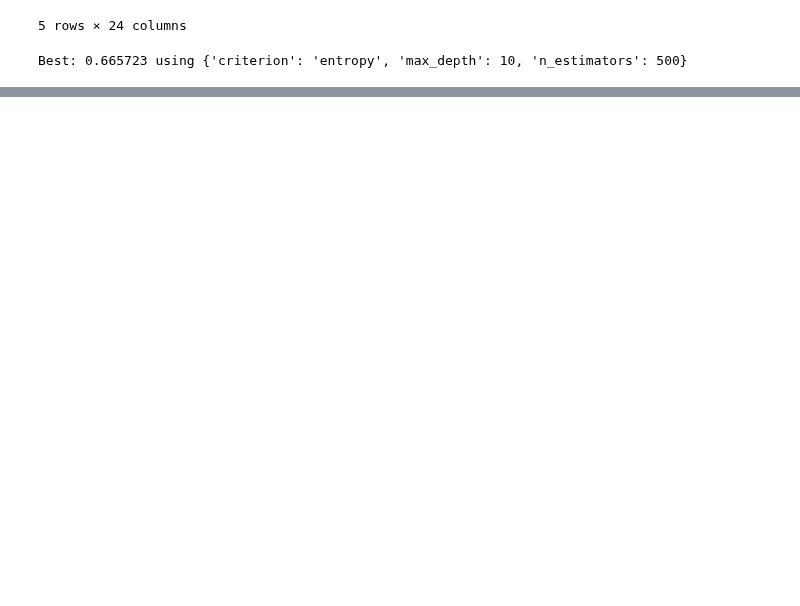
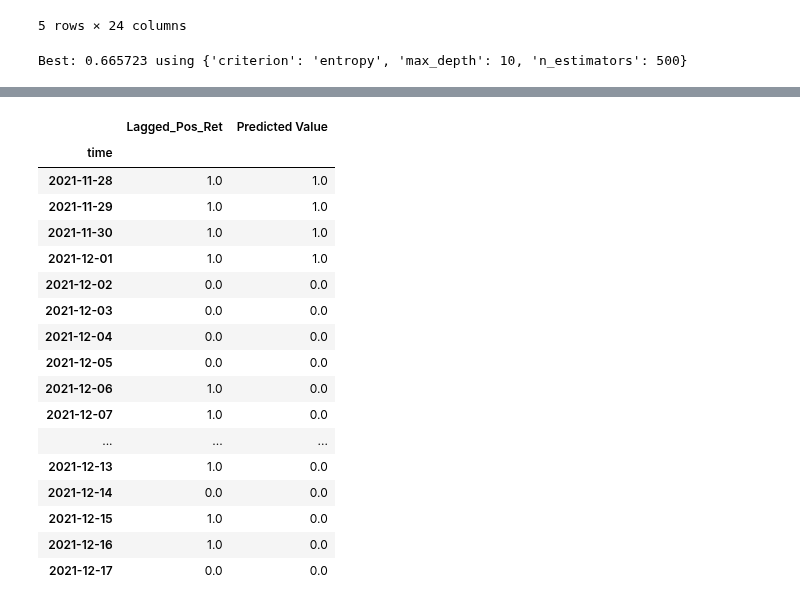
Before and after one commit to dbogatic/crypto-analysis, a Jupyter notebook: eth_price_direction.ipynb, the cells around one changed output, grey strips where cells are left out. Cells and saved outputs as stored; diff of their text form; code cells hidden in the pictures; blank space fills up the shorter version.

Commit message:
added ETH lagged y predictions

```diff
--- a/eth_price_direction.ipynb
+++ b/eth_price_direction.ipynb
@@ -350,0 +375,34 @@ importances_plot = importances_sorted.plot(kind='barh', color='lightgreen', titl
+# %%
+# Define timeframe for testing data
+X_test = X['2021':]
+y_test = y['2021':]
+# %%
+# Create the StandardScaler instance
+scaler = StandardScaler()
+# Fit the Standard Scaler with the training data
+X_scaler = scaler.fit(X_train)
+# Scale the training data
+X_train_scaled = X_scaler.transform(X_train)
+X_test_scaled = X_scaler.transform(X_test)
+# %%
+# Define the model using optimized settings (also use if you want to run without optimizer above)
+from sklearn.ensemble import RandomForestClassifier
+
+model = RandomForestClassifier(n_jobs=-1)
+model = RandomForestClassifier(criterion='entropy', max_depth=10, n_estimators=500, n_jobs=-1)
+# %%
+# Fit the model
+model = model.fit(X_train_scaled, y_train)
+# Making predictions using the testing data
+predictions = model.predict(X_test_scaled)
+# Calculating the confusion matrix
+cm = confusion_matrix(y_test, predictions)
+cm_df = pd.DataFrame(cm, index=["Actual 0", "Actual 1"], columns=["Predicted 0", "Predicted 1"])
+# Calculating the accuracy score
+acc_score = accuracy_score(y_test, predictions)
+# Displaying results
+print("Confusion Matrix")
+display(cm_df)
+print(f"Accuracy Score : {acc_score}")
+print("Classification Report")
+print(classification_report(y_test, predictions))
@@ -350,0 +424,24 @@ importances_plot = importances_sorted.plot(kind='barh', color='lightgreen', titl
+# %%
+# Assemble actual y data (Y_test) with predicted y data (from just above) into two columns in a dataframe
+Results = y_test.to_frame()
+Results["Predicted Value"] = predictions
+Results[-20:]
+# %% [output]
+|  | Lagged_Pos_Ret | Predicted Value |
+| time |  |  |
+| 2021-11-28 | 1.0 | 1.0 |
+| 2021-11-29 | 1.0 | 1.0 |
+| 2021-11-30 | 1.0 | 1.0 |
+| 2021-12-01 | 1.0 | 1.0 |
+| 2021-12-02 | 0.0 | 0.0 |
+| 2021-12-03 | 0.0 | 0.0 |
+| 2021-12-04 | 0.0 | 0.0 |
+| 2021-12-05 | 0.0 | 0.0 |
+| 2021-12-06 | 1.0 | 0.0 |
+| 2021-12-07 | 1.0 | 0.0 |
+| ... | ... | ... |
+| 2021-12-13 | 1.0 | 0.0 |
+| 2021-12-14 | 0.0 | 0.0 |
+| 2021-12-15 | 1.0 | 0.0 |
+| 2021-12-16 | 1.0 | 0.0 |
+| 2021-12-17 | 0.0 | 0.0 |
```
Also changed, not shown: parts of 10 cells of this notebook, 1 other file.
